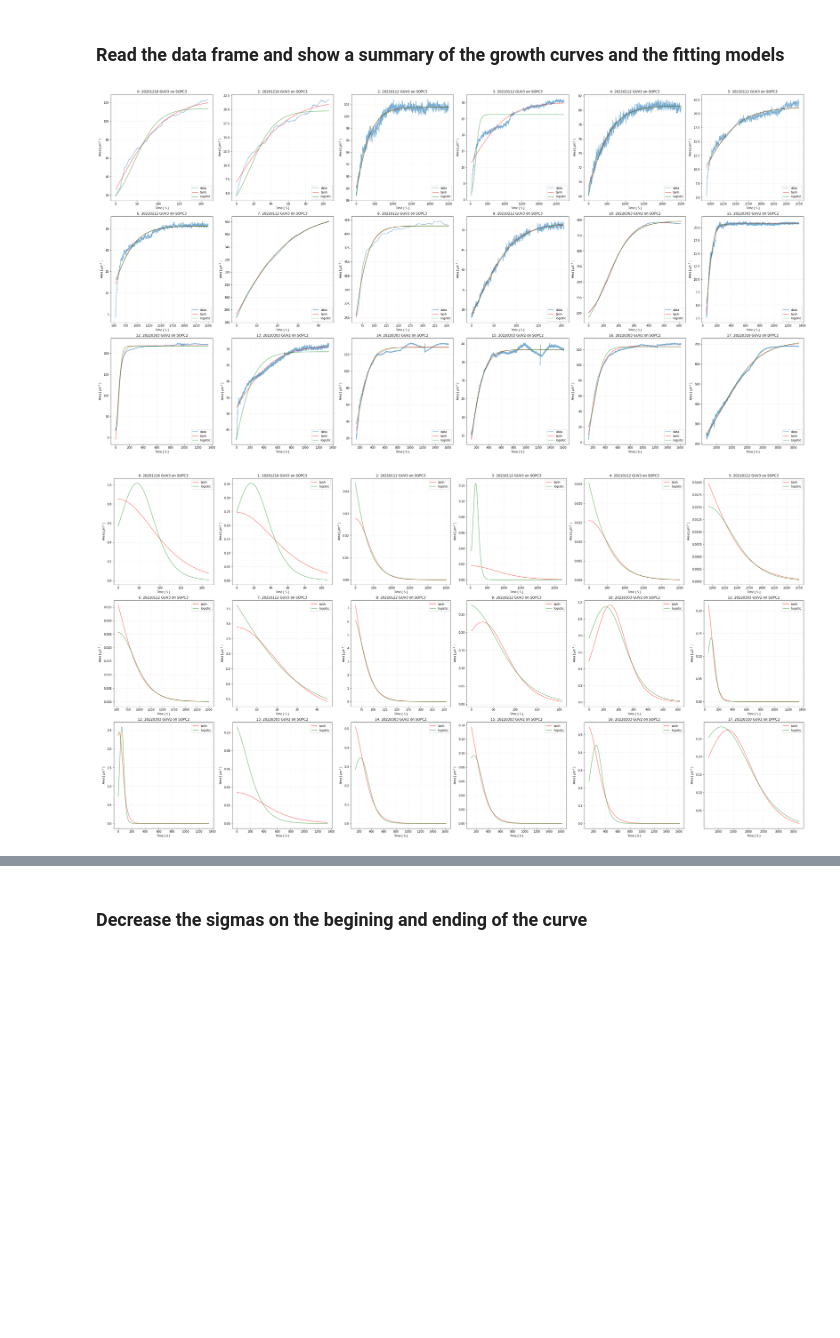
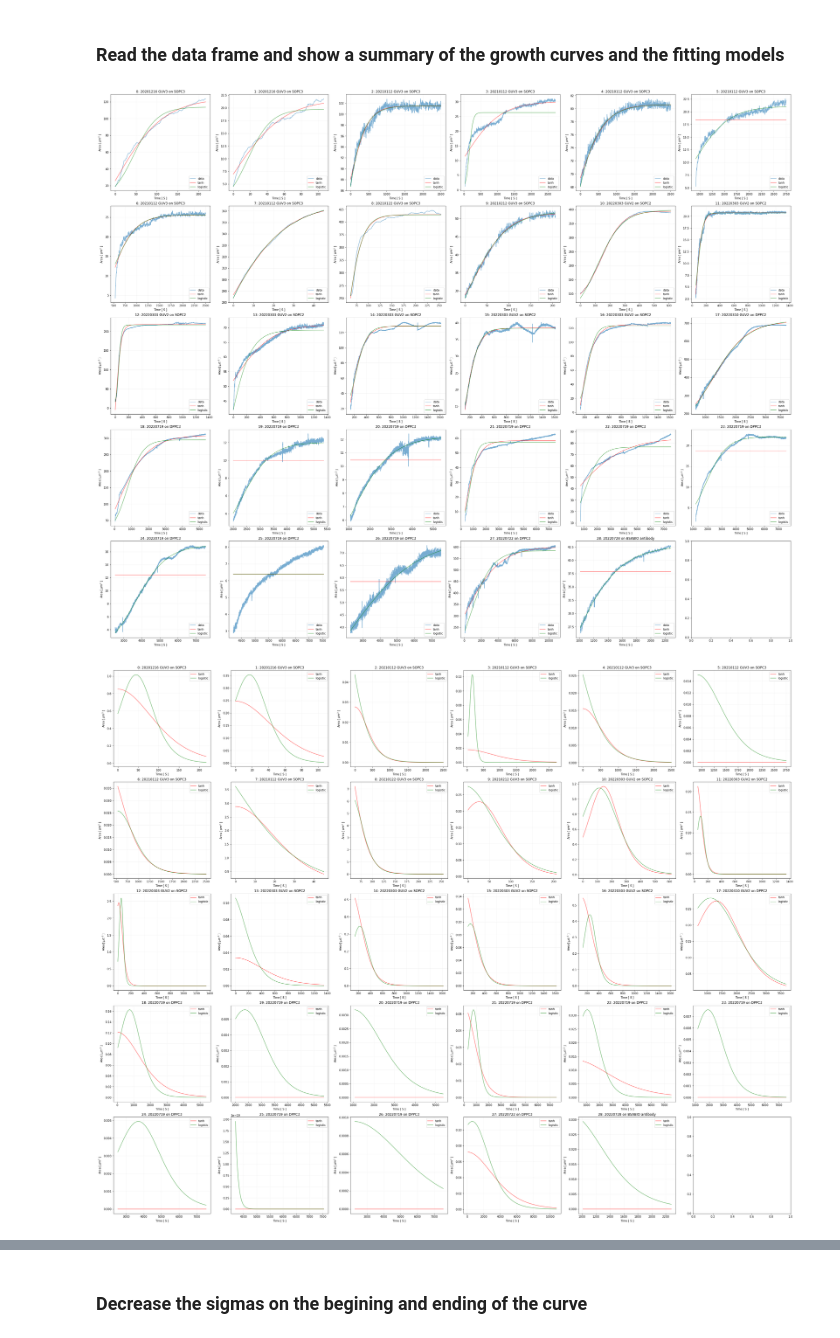
Before and after one commit to ahmed344/growth-curves, a Jupyter notebook: curves_table.ipynb, the cells around one changed output, grey strips where cells are left out. Drawn from its saved outputs; the diff is of its cells as text; code cells hidden in the pictures; blank space fills up the shorter version.

Commit message:
Add DPPC curves

```diff
--- a/curves_table.ipynb
+++ b/curves_table.ipynb
@@ -62,29 +69,34 @@ def der2_area_logistic(t, a0, r, k):
 # %% [markdown]
 ### Read the data frame and show a summary of the growth curves and the fitting models
 # %%
+# Read the area curves table
 df = pd.read_pickle('Results/manipulated_area_curves.pkl')
 
 parameters_tanh, parameters_logistic = [], []
-for i in range(18):
+for i in range(df.shape[0]):
     # Read the time and area
     t, A = df['Time'][i], df['Area'][i]
 
-    # Fit a general tanh function to the curves
+    # Compute the maximum and minimum of the area
+    area_max = np.max(A)
+    area_min = np.min(A)
+
+    # Fit a general tanh function to the curves a*np.tanh(b*(t-c))+d with parameters a, b, c, d
     popt_tanh, _ = curve_fit(area_tanh, t, A,
-                             p0=(np.max(A)-np.min(A), 0.01, 0, 0),
-                             bounds=([0, 0.0001, 0, -np.max(A)], [np.max(A), 1, t[-1], 1.5*np.max(A)]))
+                             p0=(area_max-area_min, 0.01, 0, 0),
+                             bounds=([0, 0.0001, 0, -area_max], [area_max, 1, t[-1], 2.5*area_max]))
     parameters_tanh.append(popt_tanh)
 
-    # Fit a general tanh function to the curves
+    # Fit a logistic growth function to the curves  k / (1 + (k/a0 - 1)*np.exp(-r*t)) with parameters a0, r, k
     popt_logistic, _ = curve_fit(area_logistic, t, A,
-                                 p0=(1, 0.01, np.max(A)),
-                                 bounds=([0.1, 0.00001, np.min(A)], [np.min(A), 1, 2*np.max(A)]))
+                                 p0=(1, 0.01, area_max),
+                                 bounds=([0.1, 0.0001, area_min], [area_min, 1, 2*area_max]))
     parameters_logistic.append(popt_logistic)
 
     # Define the figure size only once
-    if i==0: plt.subplots(3,6, figsize=(35, 18), constrained_layout=True)
+    if i==0: plt.subplots(5,6, figsize=(35, 28), constrained_layout=True)
 
-    plt.subplot(3, 6, i+1)
+    plt.subplot(5, 6, i+1)
     plt.plot(t, A, label='data', alpha = 0.6)                                                   # data
     plt.plot(t, area_tanh(t, *popt_tanh), label='tanh', alpha = 0.6, color= 'r')                # tanh
     plt.plot(t, area_logistic(t, *popt_logistic), label='logistic', alpha = 0.6, color= 'g')    # logistic
@@ -99,46 +111,46 @@ plt.show()
 
 
 # Draw the derivative curves
-for i in range(18):
+for i in range(df.shape[0]):
     # Define the time
     t = df['Time'][i]
 
     # Define the figure size only once
-    if i==0: plt.subplots(3,6, figsize=(35, 18), constrained_layout=True)
+    if i==0: plt.subplots(5,6, figsize=(35, 28), constrained_layout=True)
 
-    plt.subplot(3, 6, i+1)
+    plt.subplot(5, 6, i+1)
     plt.plot(t, der1_area_tanh(t, *parameters_tanh[i][:-1]), label='tanh', alpha = 0.6, color= 'r')           # tanh
     plt.plot(t, der1_area_logistic(t, *parameters_logistic[i]), label='logistic', alpha = 0.6, color= 'g')    # logistic
     plt.title(f'{i}: {df["Date"][i]} {df["Discription"][i]}')
     plt.xlabel('Time [ S ]')
     plt.ylabel('Area [ $\mu m^2$ ]')
     plt.grid(color = 'gray', alpha = 0.1)
     plt.legend(loc='upper right')
 
 # Save and show the figure
 plt.savefig('Results/area_curves_2_der1')
 plt.show()
 
-# Draw the derivative curves
-for i in range(18):
+# Draw the second derivative curves
+for i in range(df.shape[0]):
     # Define the time
     t = df['Time'][i]
 
     # Define the figure size only once
-    if i==0: plt.subplots(3,6, figsize=(35, 18), constrained_layout=True)
+    if i==0: plt.subplots(5,6, figsize=(35, 28), constrained_layout=True)
 
-    plt.subplot(3, 6, i+1)
+    plt.subplot(5, 6, i+1)
     plt.plot(t, der2_area_tanh(t, *parameters_tanh[i][:-1]), label='tanh', alpha = 0.6, color= 'r')           # tanh
     plt.plot(t, der2_area_logistic(t, *parameters_logistic[i]), label='logistic', alpha = 0.6, color= 'g')    # logistic
     plt.title(f'{i}: {df["Date"][i]} {df["Discription"][i]}')
     plt.xlabel('Time [ S ]')
     plt.ylabel('Area [ $\mu m^2$ ]')
     plt.grid(color = 'gray', alpha = 0.1)
     plt.legend(loc='upper right')
 
 # Save and show the figure
 plt.savefig('Results/area_curves_2_der2')
 plt.show()
 # %% [output]
-[figure, old version]
+[figure, new version]
-[figure, old version]
+[figure, new version]
```
Also changed, not shown: parts of 10 cells of this notebook, 1 other file.
